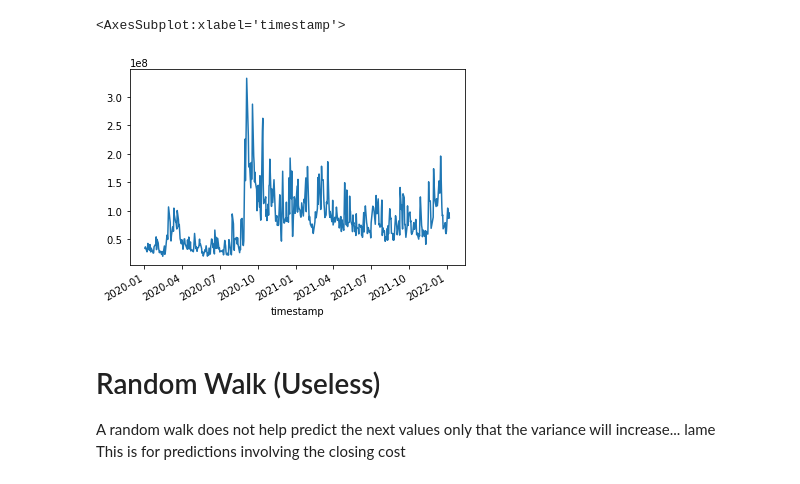
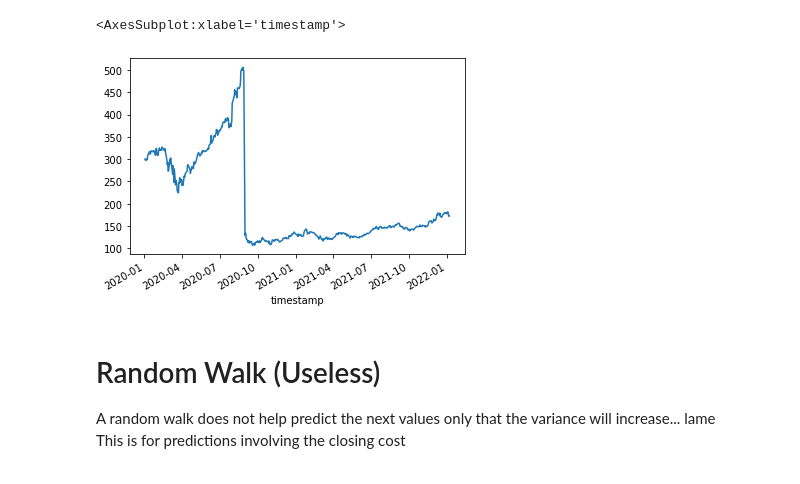
Before and after one commit to michaelortiz05/algotrader, a Jupyter notebook: Joshuas_MacD.ipynb, the cells around one changed output. Saved outputs shown, nothing was run; the diff lists cells and outputs as text; code cells hidden in the pictures.

```diff
--- a/Joshuas_MacD.ipynb
+++ b/Joshuas_MacD.ipynb
@@ -22,10 +22,10 @@ df_apple = api.get_bars("AAPL", TimeFrame.Day, "2020-01-01", "2022-01-08", adjus
 # %%
 macd, macdsignal, macdhist = tb.MACD(df_apple['close'], fastperiod=12, slowperiod=26, signalperiod=9)
 # %%
-df_apple.volume.plot()
+df_apple['close'].plot()
 # %% [output]
 <AxesSubplot:xlabel='timestamp'>
-[figure, old version]
+[figure, new version]
 # %%
 # importing forecasting libraries
 import pmdarima as pm
```
Also changed, not shown: parts of 18 cells of this notebook.
